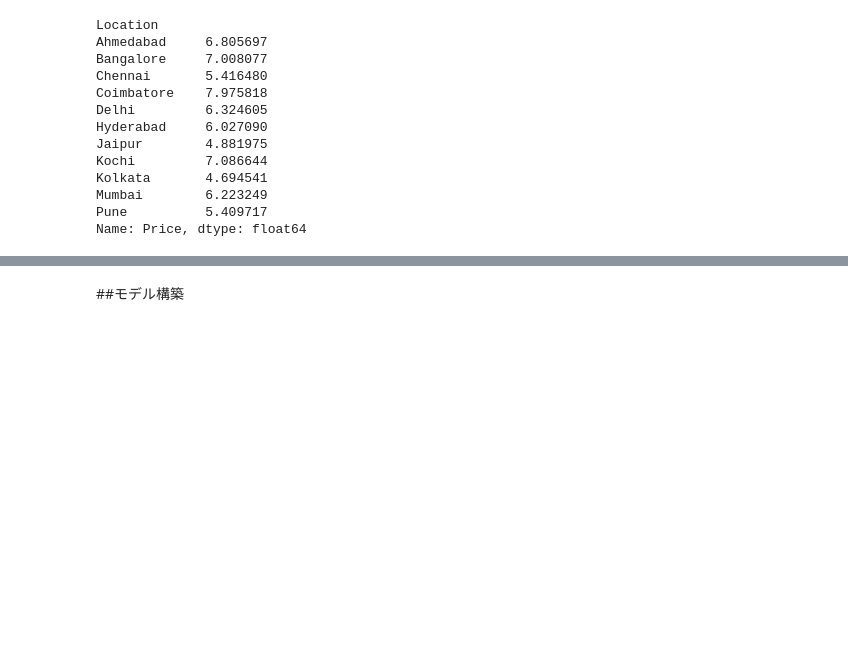
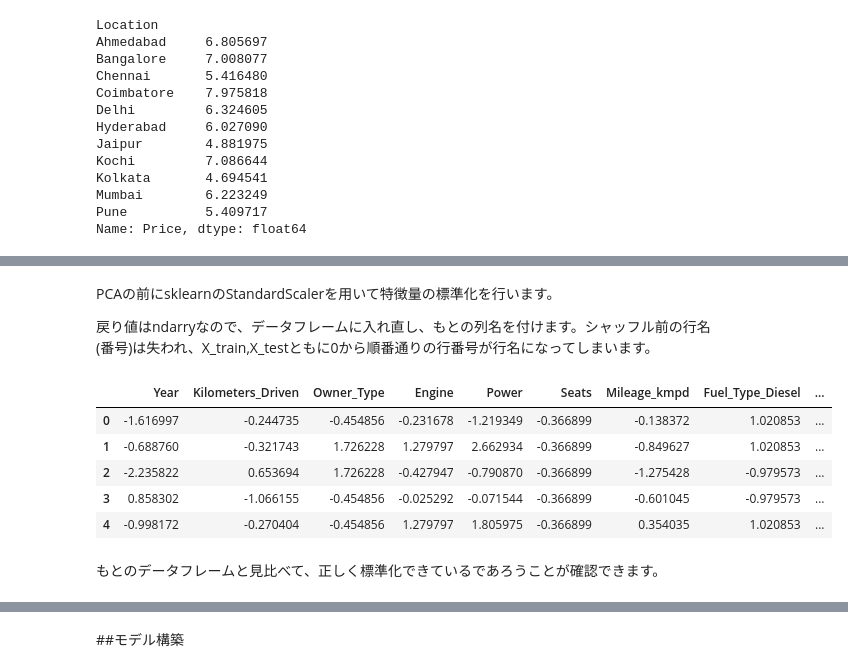
Before and after one commit to Kyotaro65/Used_Cars_Price_Prediction, a Jupyter notebook: Used_Cars_Price_Pred.ipynb, the cells around one changed output, grey strips where cells are left out. Drawn from its saved outputs; the diff is of its cells as text; code cells hidden in the pictures; blank space fills up the shorter version.

```diff
--- a/Used_Cars_Price_Pred.ipynb
+++ b/Used_Cars_Price_Pred.ipynb
@@ -1205,0 +1217,4 @@ Name: Price, dtype: float64
+# %% [markdown]
+PCAの前にsklearnのStandardScalerを用いて特徴量の標準化を行います。
+
+戻り値はndarryなので、データフレームに入れ直し、もとの列名を付けます。シャッフル前の行名(番号)は失われ、X_train,X_testともに0から順番通りの行番号が行名になってしまいます。
@@ -1205,0 +1229,11 @@ Name: Price, dtype: float64
+# %%
+X_train_std.head()
+# %% [output]
+|  | Year | Kilometers_Driven | Owner_Type | Engine | Power | Seats | Mileage_kmpd | Fuel_Type_Diesel | ... |
+| 0 | -1.616997 | -0.244735 | -0.454856 | -0.231678 | -1.219349 | -0.366899 | -0.138372 | 1.020853 | ... |
+| 1 | -0.688760 | -0.321743 | 1.726228 | 1.279797 | 2.662934 | -0.366899 | -0.849627 | 1.020853 | ... |
+| 2 | -2.235822 | 0.653694 | 1.726228 | -0.427947 | -0.790870 | -0.366899 | -1.275428 | -0.979573 | ... |
+| 3 | 0.858302 | -1.066155 | -0.454856 | -0.025292 | -0.071544 | -0.366899 | -0.601045 | -0.979573 | ... |
+| 4 | -0.998172 | -0.270404 | -0.454856 | 1.279797 | 1.805975 | -0.366899 | 0.354035 | 1.020853 | ... |
+# %% [markdown]
+もとのデータフレームと見比べて、正しく標準化できているであろうことが確認できます。
```
Also changed, not shown: parts of 36 cells of this notebook.
